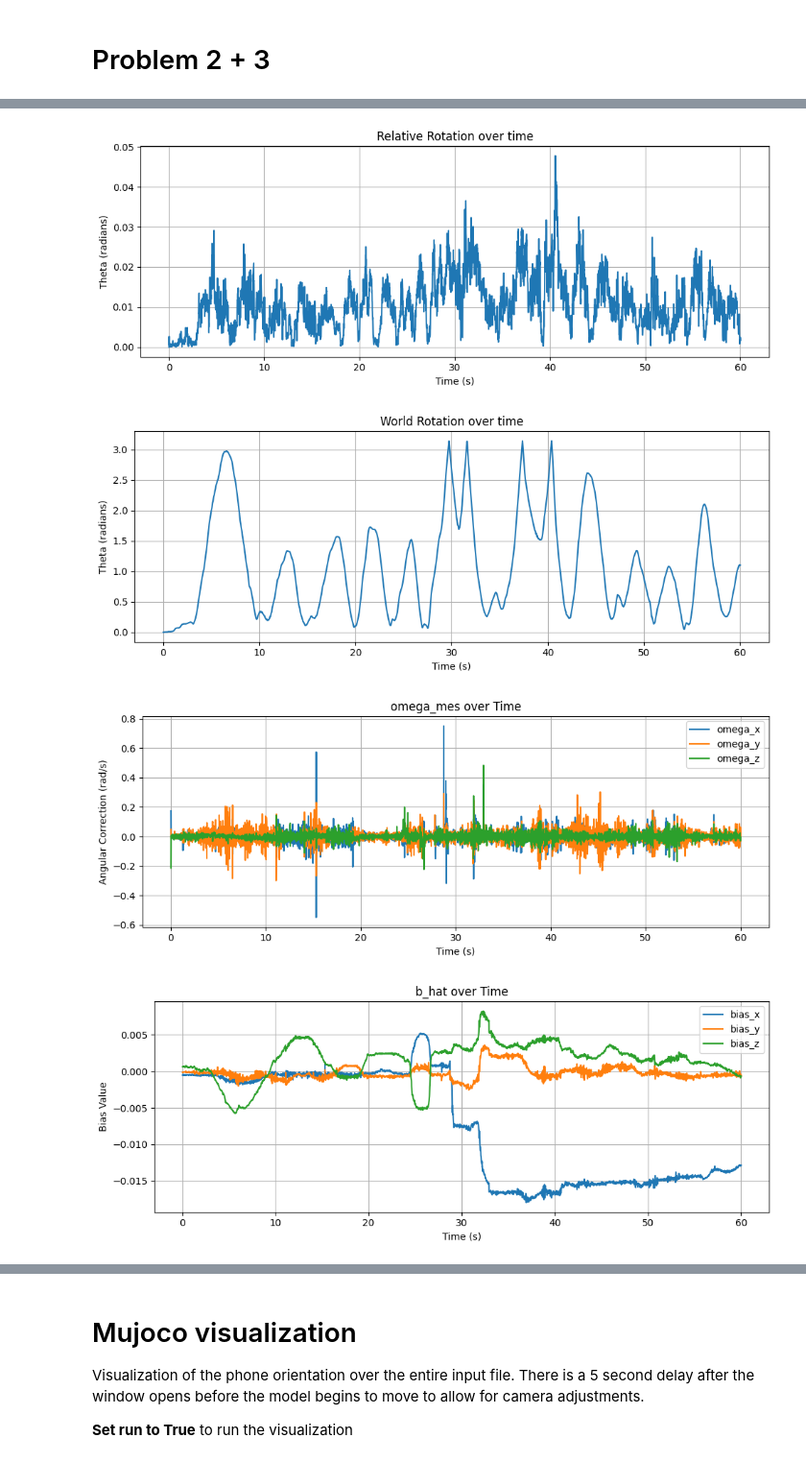
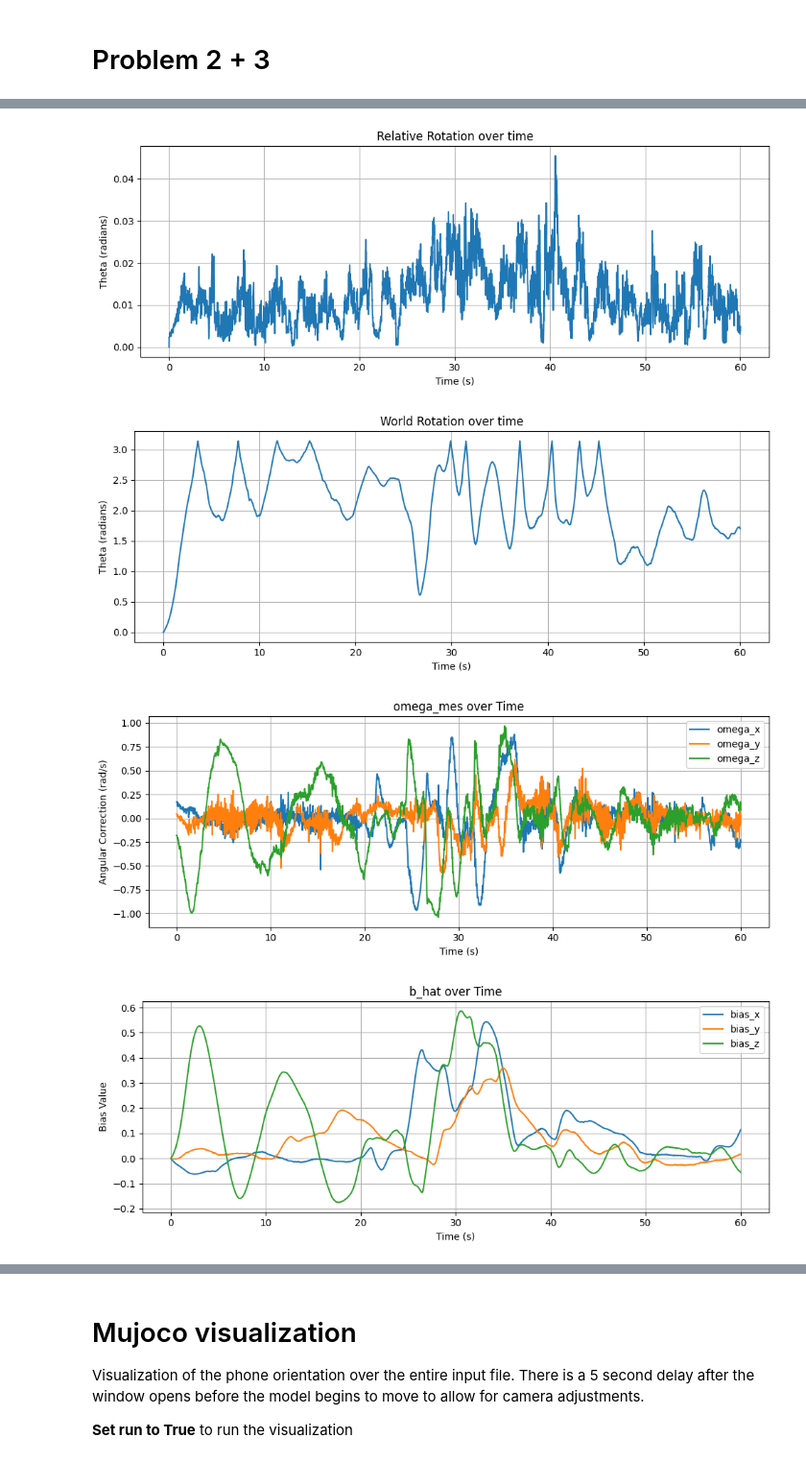
Before and after one commit to Milbert12/Robotics-Project1, a Jupyter notebook: Project 2/Localization.ipynb, the cells around one changed output, grey strips where cells are left out. Shown at 96% size. Saved outputs shown, nothing was run; the diff lists cells and outputs as text; code cells hidden in the pictures.

```diff
--- a/Project 2/Localization.ipynb
+++ b/Project 2/Localization.ipynb
@@ -70,7 +71,7 @@ Estimated quaternion after fourth step:  [[ 0.95710678  0.10355339 -0.25       -
 # %% [markdown]
 # Problem 2 + 3
 # %%
-problem_to_solve = 3    #set to 2 to solve problem 2, 3 to solve problem 3
+problem_to_solve = 2    #set to 2 to solve problem 2, 3 to solve problem 3
 gather = False #DO NOT CHANGE TO TRUE IT WILL OVERWRITE THE PHONE DATA
 
 # *********************************************
@@ -195,7 +196,7 @@ yaw_array = np.zeros((num_lines, 3))
 
 
 v_a_hat = np.array([0, 0, 1])
-v_m_hat = np.array([19705.3, 4463.7, 0]) #LOCAL MAGNETIC NORTH WITH THE Z AXIS ZERO'D. WORLD MAGNETIC MODEL FOR BOISE IDAHO
+v_m_hat = np.array([13443.6, 2562.0, 0]) #LOCAL MAGNETIC NORTH WITH THE Z AXIS ZERO'D. WORLD MAGNETIC MODEL FOR BOISE IDAHO
 v_m_hat = v_m_hat / np.linalg.norm(v_m_hat)
 
 # Create the timestep array
@@ -229,6 +230,8 @@ for i, row in enumerate(data):
     mag_xy = mag_inertial - mag_z                                       # isolate xy plane
     mag_xy /= np.linalg.norm(mag_xy)                                    # normalize
 
+    v_a_hat = (q.R.T @ np.array([0, 0, 1]).reshape(3,-1)).reshape(3,)
+    v_m_hat = (q.R.T @ (np.array([13443.6, 2562.0, 0]) / np.linalg.norm([13443.6, 2562.0, 0])).reshape(3,-1)).reshape(3,)
 
     v_m = (np.array(q.R).T @ mag_xy.reshape(3,-1)).reshape(-1,3)
     v_a = avalues
@@ -244,13 +247,13 @@ for i, row in enumerate(data):
 
     e_mes = (1 - np.dot(v_m.reshape(3,), v_m_hat.reshape(3,))) + (1 - np.dot(v_a.reshape(3,), v_a_hat.reshape(3,)))
 
-    if u_mag < 1e-6:
-        expM_u = np.eye(3)
-    else:
-        expM_u = np.eye(3) + (np.sin(-u_mag * dt[i]) * (u_x / u_mag)) + ((1 - np.cos(-u_mag * dt[i])) * ((u_x @ u_x) / (u_mag**2)))
+    #if u_mag < 1e-6:
+    #    expM_u = np.eye(3)
+    #else:
+    #    expM_u = np.eye(3) + (np.sin(-u_mag * dt[i]) * (u_x / u_mag)) + ((1 - np.cos(-u_mag * dt[i])) * ((u_x @ u_x) / (u_mag**2)))
 
-    v_m_hat = (expM_u @ v_m.reshape(3,-1)).reshape(-1,3)
-    v_a_hat = (expM_u @ v_a.reshape(3,-1)).reshape(-1,3)
+    #v_m_hat = (expM_u @ v_m.reshape(3,-1)).reshape(-1,3)
+    #v_a_hat = (expM_u @ v_a.reshape(3,-1)).reshape(-1,3)
 
 
     omega_mes_array[i] = omega_mes
@@ -441,7 +444,6 @@ plt.title("Measurement error over time")
 plt.xlabel("Time (s)")
 plt.ylabel("Measurement Error")
 plt.grid(True)
-plt.ylim(0, 0.08)
 plt.tight_layout()
 
 plt.savefig(f"plots/{folder_name}/{dataset_name}_error.png")
@@ -453,7 +455,7 @@ Total world rotation:  6053.894601813886
-[figure, old version]
+[figure, new version]
-[figure, old version]
+[figure, new version]
-[figure, old version]
+[figure, new version]
-[figure, old version]
+[figure, new version]
 [figure]
 [figure]
 [figure]
```
Also changed, not shown: parts of 5 cells of this notebook, 12 other files.
